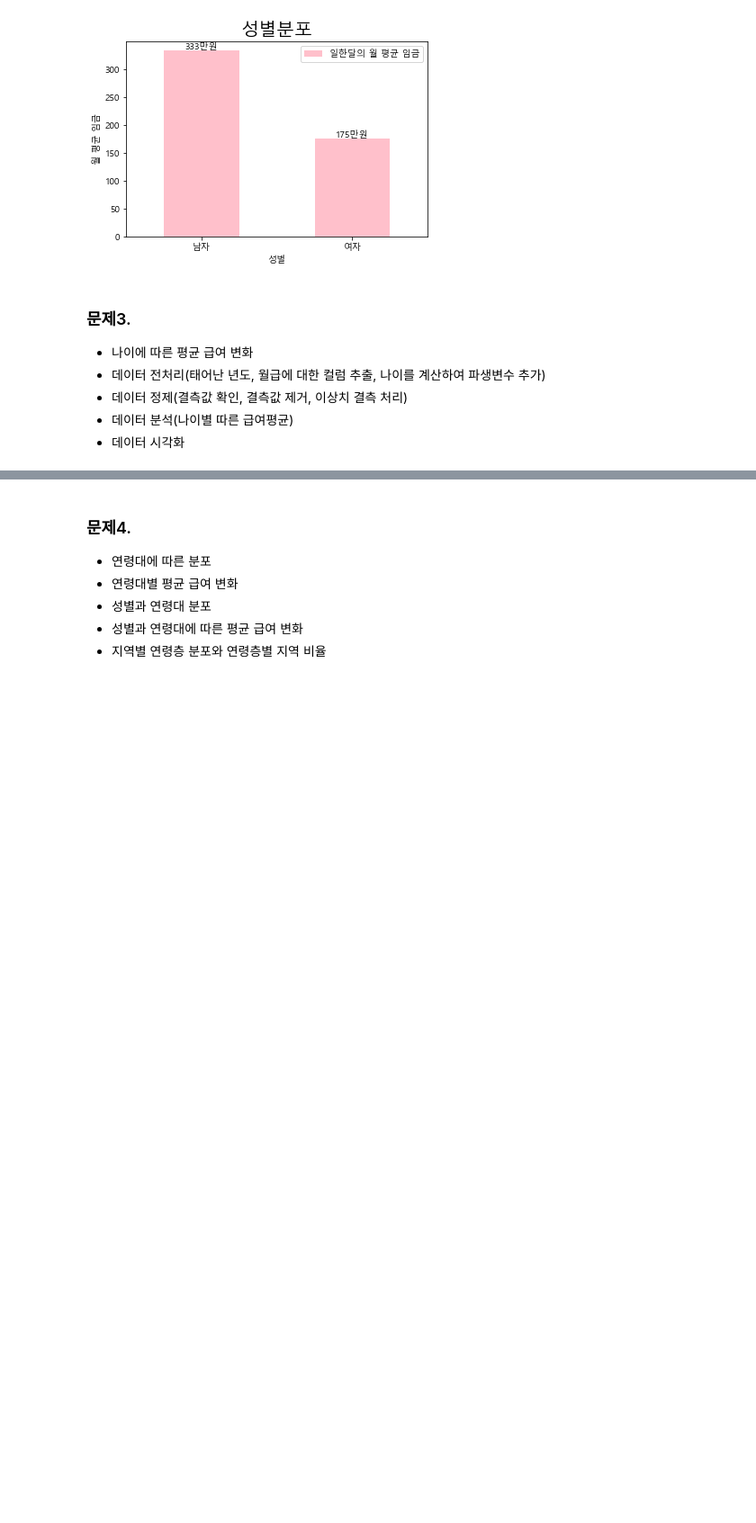
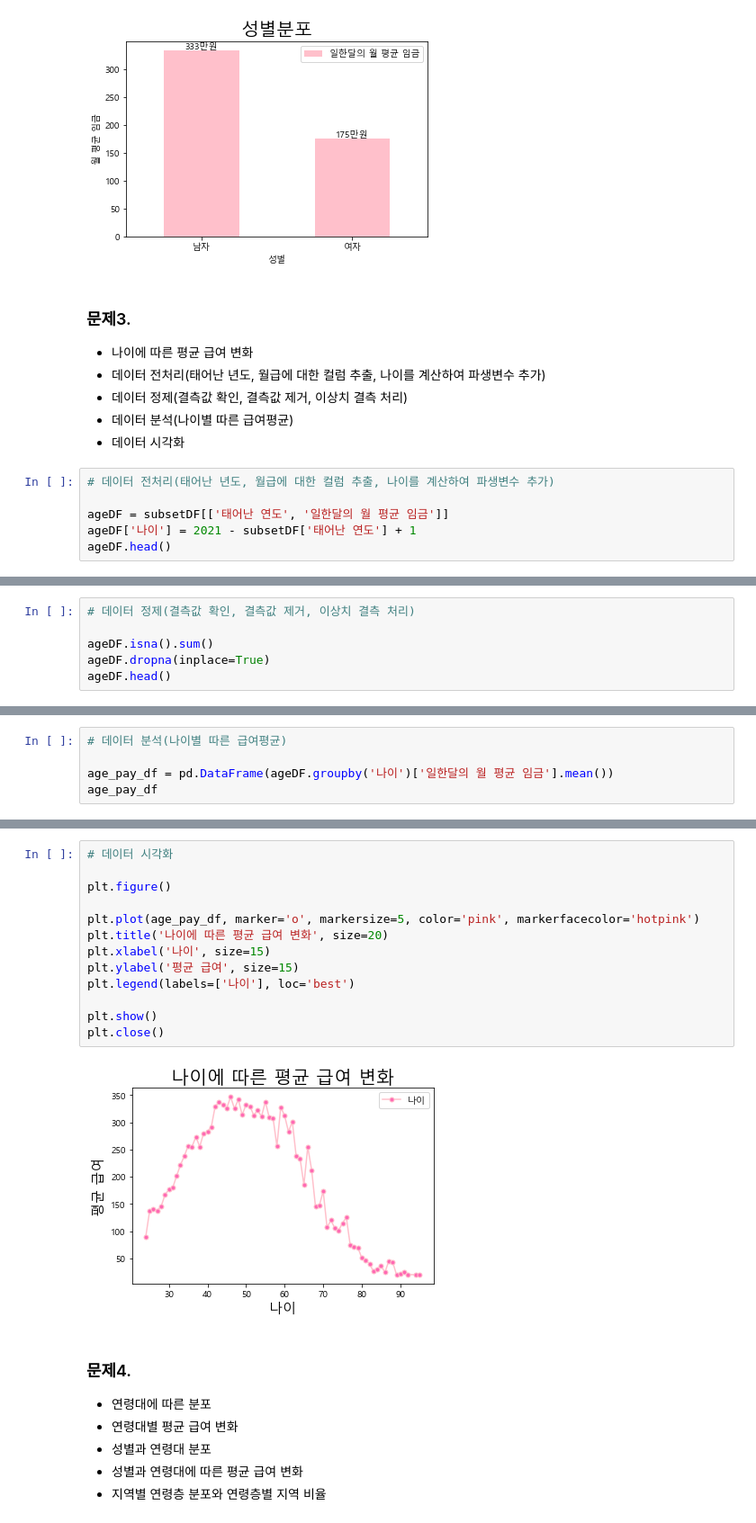
Before and after one commit to dhdmsdud/TIL, a Jupyter notebook: MachinLearning/Visualization[02].ipynb, the cells around one changed output, grey strips where cells are left out. Shown: that part at 90% size. Drawn from its saved outputs; the diff is of its cells as text; blank space fills up the shorter version.

```diff
--- a/MachinLearning/Visualization[02].ipynb
+++ b/MachinLearning/Visualization[02].ipynb
@@ -437,3 +619,9 @@ plt.close()
 - 데이터 정제(결측값 확인, 결측값 제거, 이상치 결측 처리)
 - 데이터 분석(나이별 따른 급여평균)
 - 데이터 시각화
+# %%
+# 데이터 전처리(태어난 년도, 월급에 대한 컬럼 추출, 나이를 계산하여 파생변수 추가)
+
+ageDF = subsetDF[['태어난 연도', '일한달의 월 평균 임금']]
+ageDF['나이'] = 2021 - subsetDF['태어난 연도'] + 1
+ageDF.head()
@@ -439,0 +635,6 @@ plt.close()
+# %%
+# 데이터 정제(결측값 확인, 결측값 제거, 이상치 결측 처리)
+
+ageDF.isna().sum()
+ageDF.dropna(inplace=True)
+ageDF.head()
@@ -439,0 +648,5 @@ plt.close()
+# %%
+# 데이터 분석(나이별 따른 급여평균)
+
+age_pay_df = pd.DataFrame(ageDF.groupby('나이')['일한달의 월 평균 임금'].mean())
+age_pay_df
@@ -440,3 +668,18 @@ plt.close()
+# %%
+# 데이터 시각화
+
+plt.figure()
+
+plt.plot(age_pay_df, marker='o', markersize=5, color='pink', markerfacecolor='hotpink')
+plt.title('나이에 따른 평균 급여 변화', size=20)
+plt.xlabel('나이', size=15)
+plt.ylabel('평균 급여', size=15)
+plt.legend(labels=['나이'], loc='best')
+
+plt.show()
+plt.close()
+# %% [output]
+[figure, added]
 # %% [markdown]
 ### 문제4.
 - 연령대에 따른 분포
```
Also changed, not shown: parts of 26 cells of this notebook.
